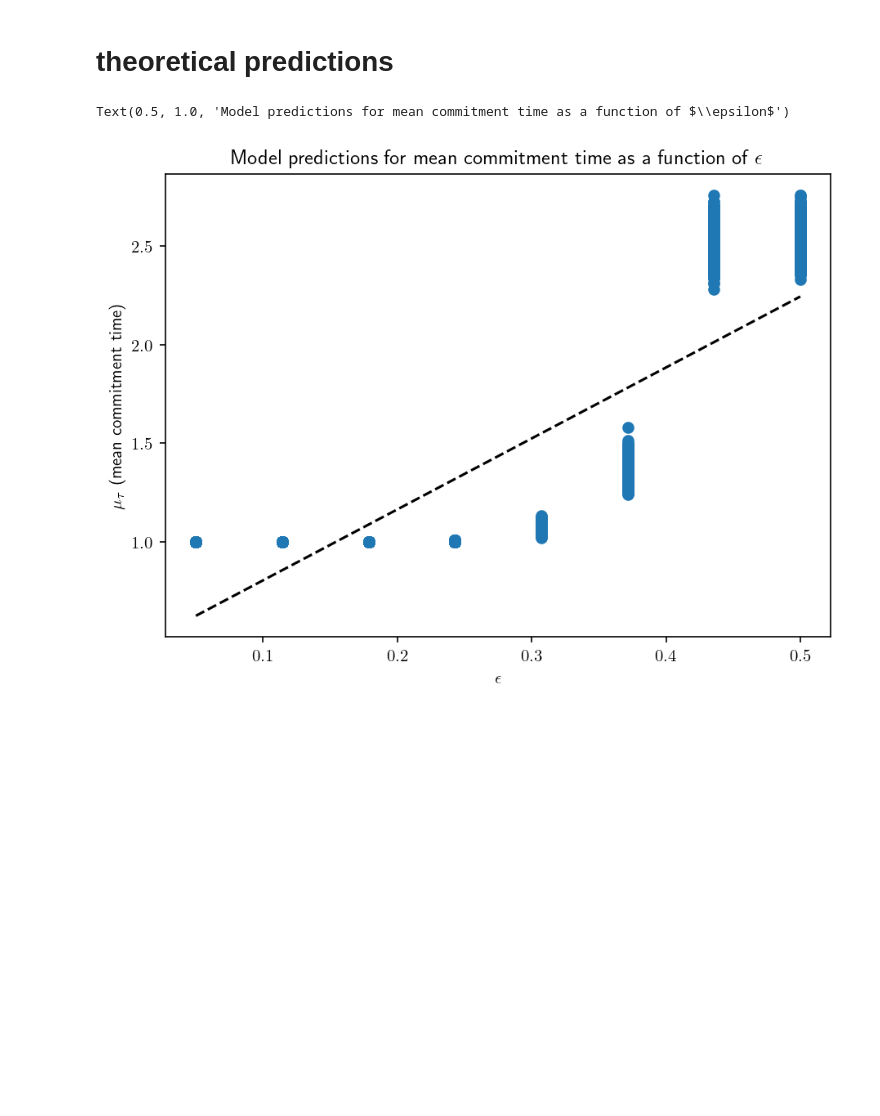
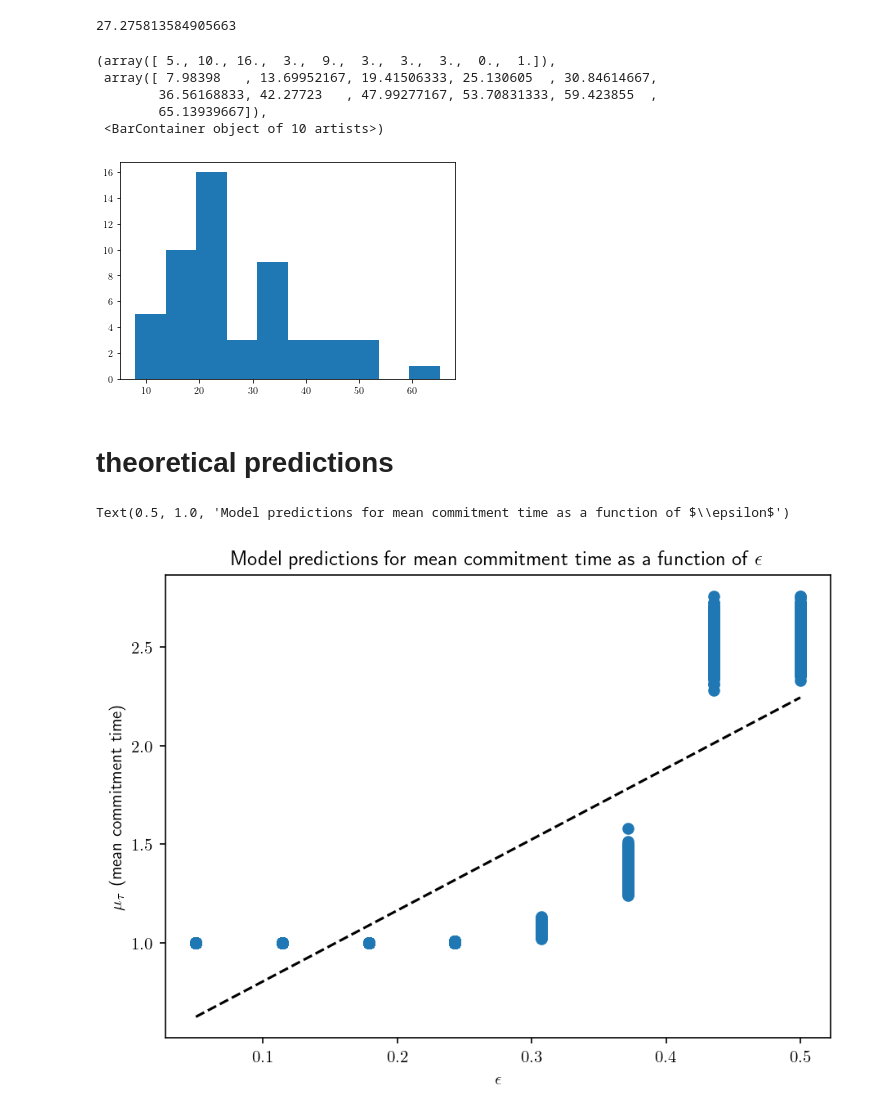
Before and after one commit to kalburge/stock-predict, a Jupyter notebook: pavlovia_exp/analyze_eps.ipynb, the cells around one changed output. Saved outputs shown, nothing was run; the diff lists cells and outputs as text; code cells hidden in the pictures; blank space fills up the shorter version.

```diff
--- a/pavlovia_exp/analyze_eps.ipynb
+++ b/pavlovia_exp/analyze_eps.ipynb
@@ -42,3 +85,17 @@ print(ids, '\n', pop_acc)
+# %%
+
+print(np.mean(exp_len))
+
+np.std(exp_len)
+plt.hist(exp_len)
+# %% [output]
+27.275813584905663
+(array([ 5., 10., 16.,  3.,  9.,  3.,  3.,  3.,  0.,  1.]),
+ array([ 7.98398   , 13.69952167, 19.41506333, 25.130605  , 30.84614667,
+        36.56168833, 42.27723   , 47.99277167, 53.70831333, 59.423855  ,
+        65.13939667]),
+ <BarContainer object of 10 artists>)
+[figure, added]
 # %% [markdown]
 # theoretical predictions
 # %%
```
Also changed, not shown: parts of 11 cells of this notebook, 2 other files.
